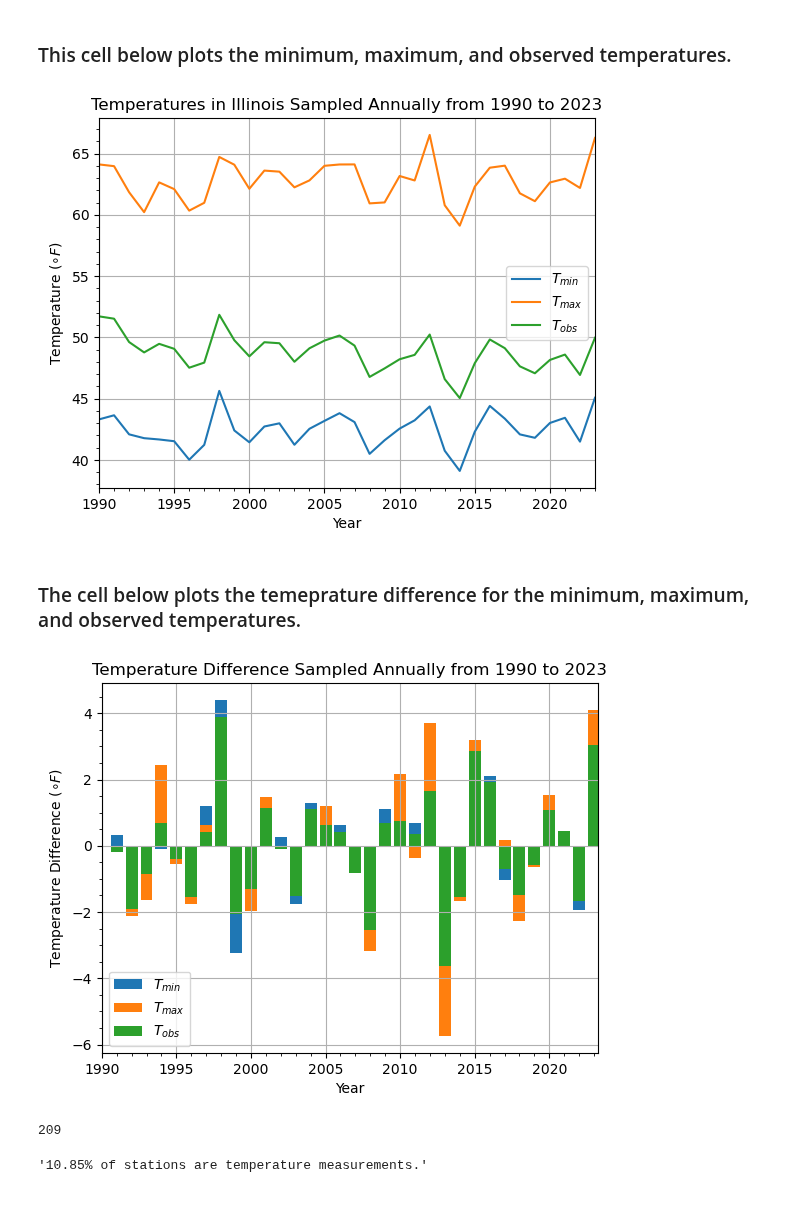
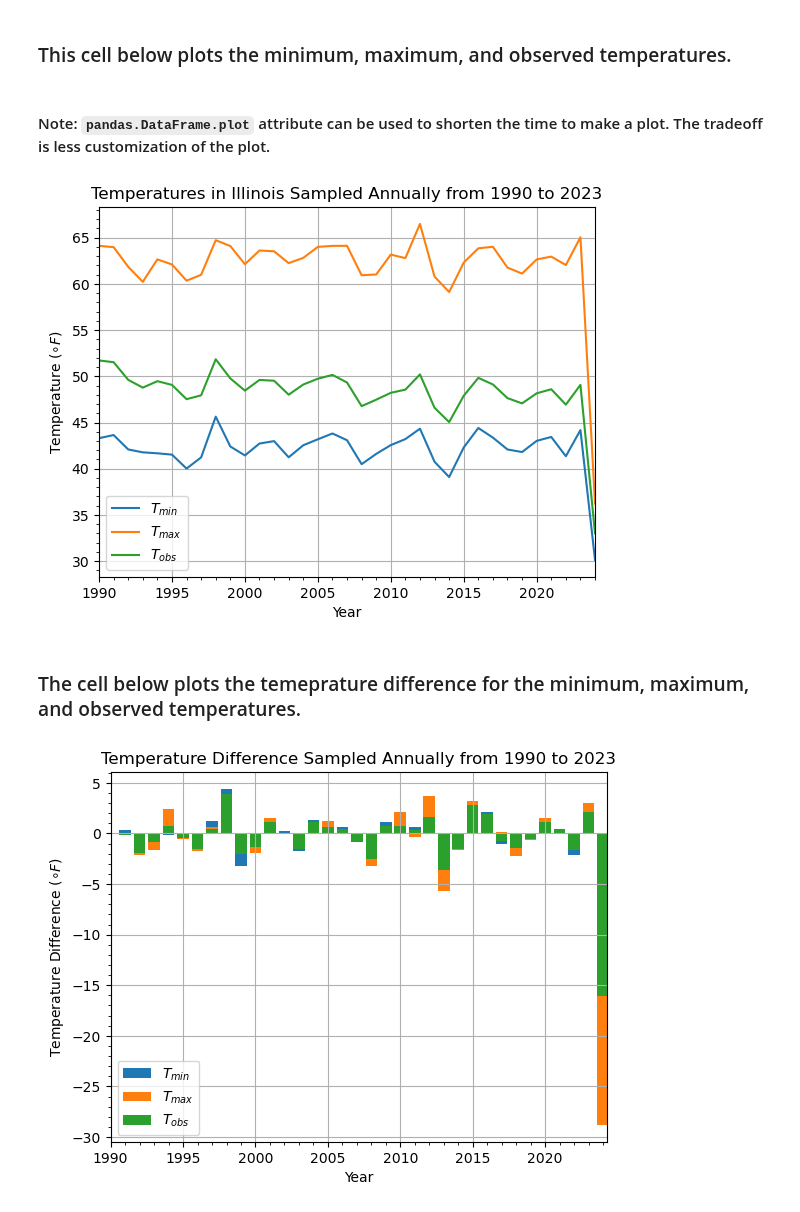
Before and after one commit to hfactor13/IllinoisWeather, a Jupyter notebook: weather_analysis.ipynb, the cells around one changed output. Drawn from its saved outputs; the diff is of its cells as text; code cells hidden in the pictures.

```diff
--- a/weather_analysis.ipynb
+++ b/weather_analysis.ipynb
@@ -8,5 +8,5 @@ import plotly.express as px # Intereactive plotting library
 # %%
-desired_cols = ["id", "date", "time", "name", "element", "value", "latitude", "longitude", "elevation"] # columns that are going to be used for analysis
+desired_cols = ["id", "date", "time", "name", "element", "value", "latitude", "longitude", "elevation", "qflag"] # columns that are going to be used for analysis
 desired_types = {"id": "string",
                  "date": "string",
                  "time": "string",
@@ -15,7 +15,8 @@ desired_types = {"id": "string",
                  "value": "float",
                  "latitude": "float",
                  "longitude": "float",
-                 "elevation": "float"} # the data types that will be assigned per column
+                 "elevation": "float",
+                 "qflag": "string"} # the data types that will be assigned per column
 raw_weather_data = pd.read_csv("./data/raw_illinois_weather_data.csv", usecols = desired_cols, dtype = desired_types) # load the data based on the desired data types and columns
 raw_weather_data.info()
 # %% [output]
@@ -53,6 +80,7 @@ raw_weather_data["time"] = pd.to_timedelta(raw_weather_data["time"]) # converts
 raw_weather_data["date"] = pd.to_datetime(raw_weather_data["date"]) # converts the string format to a datetime format for the date column
 raw_weather_data["date"] = raw_weather_data["date"] + raw_weather_data["time"] # combines date and time into the same column which can be accessed via object attributes
 raw_weather_data.drop(columns = ["time"], inplace = True) # drops the redundant time column
+raw_weather_data = raw_weather_data[raw_weather_data["qflag"].isna()].drop(columns = ["qflag"]) # gets rid of the rows that have quality issues
 raw_weather_data
 # %% [output]
 |  | id | date | element | value | latitude | longitude | name | elevation |
@@ -90,9 +118,6 @@ raw_weather_pivot
 # %%
 transformed_data = pd.concat([raw_weather_data, raw_weather_pivot], axis = 1) # combine the newly generated columns with the existing dataframe
 transformed_data.drop(columns = ["element", "value"], inplace = True) # drop the element and value columns
-transformed_data["TMIN"] = 9/5 * (transformed_data["TMIN"] / 10) + 32 # converting from tenths of a degree Celsius to Fahrenheit
-transformed_data["TMAX"] = 9/5 * (transformed_data["TMAX"] / 10) + 32
-transformed_data["TOBS"] = 9/5 * (transformed_data["TOBS"] / 10) + 32
-transformed_data.to_csv("./data/transformed_illinois_weather_data.csv", index = False)
+transformed_data.to_csv("./data/transformed_illinois_weather_data.csv", index = False) # export the pivot table as a csv file for future analysis
 transformed_data
 # %% [output]
@@ -111,0 +137,7 @@ transformed_data
+# %%
+temp_data = transformed_data[["id", "name", "date", "TMIN", "TMAX", "TOBS", "TAVG"]]
+convert_temp = lambda df, temp_label: 9/5 * (df[temp_label] / 10) + 32 # convert tenths of a degree Celsius to Fahrenheit
+temp_data.loc[:, "TMIN"] = convert_temp(temp_data, "TMIN")
+temp_data.loc[:, "TMAX"] = convert_temp(temp_data, "TMAX")
+temp_data.loc[:, "TOBS"] = convert_temp(temp_data, "TOBS")
+temp_data.loc[:, "TAVG"] = convert_temp(temp_data, "TAVG")
@@ -112,40 +165,42 @@ transformed_data
 # %% [markdown]
 ### This cell below plots the minimum, maximum, and observed temperatures.
+# %% [markdown]
+#### Note: ``pandas.DataFrame.plot`` attribute can be used to shorten the time to make a plot. The tradeoff is less customization of the plot.
 # %%
 # Resample the temperature data annually and calculate the mean
-numeric_data = transformed_data.select_dtypes(include = ["datetime64[ns]", "float"])
+numeric_data = temp_data.select_dtypes(include = ["datetime64[ns]", "float"])
 resampled_data = numeric_data.resample("Y", on="date").mean()
 resampled_data.index = pd.to_datetime(resampled_data.index)
 tmin_label = r"$T_{min}$"
 tmax_label = r"$T_{max}$"
 tobs_label = r"$T_{obs}$"
 
 # Plotting TMIN, TMAX, and TOBS
 plt.plot(resampled_data.index.year, resampled_data["TMIN"], label= tmin_label)
 plt.plot(resampled_data.index.year, resampled_data["TMAX"], label= tmax_label)
 plt.plot(resampled_data.index.year, resampled_data["TOBS"], label= tobs_label)
 
 # Set labels and title
 plt.xlabel("Year")
 plt.ylabel(r"Temperature ($\circ F$)")
 plt.title("Temperatures in Illinois Sampled Annually from 1990 to 2023")
 
 # Display the legend
 plt.legend(loc="best")
 
 # Fixes the x-range so that it's between 1990 and 2023
 plt.xlim(resampled_data.index.year.min(), resampled_data.index.year.max())
 
 # Display the grid
 plt.grid()
 
 # Display minor ticks
 plt.minorticks_on()
 
 # Show the plot
 plt.show()
 # %% [output]
-[figure, old version]
+[figure, new version]
 # %% [markdown]
 ### The cell below plots the temeprature difference for the minimum, maximum, and observed temperatures.
 # %%
@@ -172,4 +227,4 @@ plt.minorticks_on()
 # Show the plot
 plt.show()
 # %% [output]
-[figure, old version]
+[figure, new version]
@@ -178,11 +231,3 @@ total_number_of_stations = 1927 # See extracting_weather_data notebook for the q
-# %%
-transformed_data["name"].nunique() # number of stations in Illinois with respect to TMIN, TMAX, TOBS
-# %% [output]
-209
-# %%
-f"{transformed_data["name"].nunique() / total_number_of_stations * 100:.2f}% of stations are temperature measurements."
-# %% [output]
-'10.85% of stations are temperature measurements.'
 # %%
 num_obs_per_station = transformed_data.groupby("name", as_index = False)["date"].count() # number of observations per station w.r.t. TMIN, TMAX, TOBS
 num_obs_per_station.rename(columns = {"date": "obs_count"}, inplace = True)
```
Also changed, not shown: parts of 16 cells of this notebook, 1 other file.
